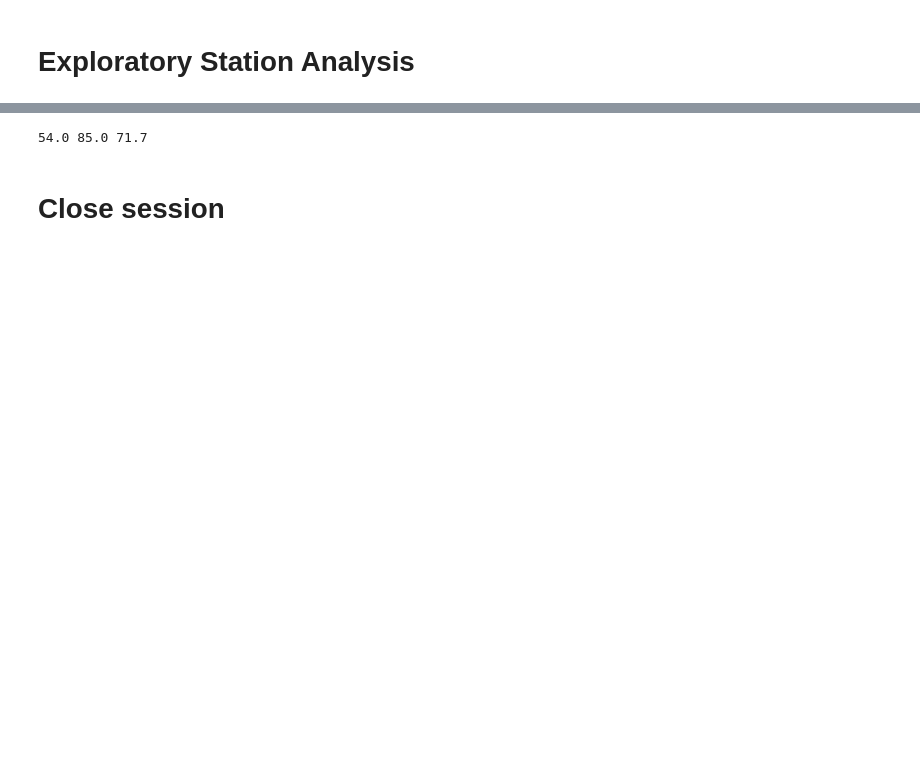
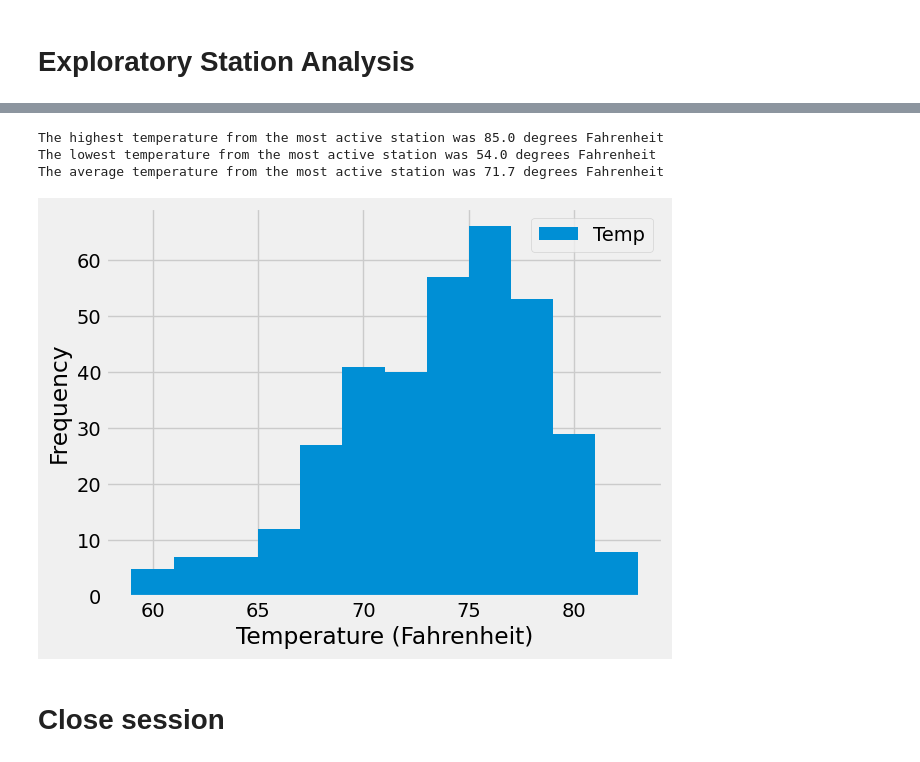
Before and after one commit to andcetera/sqlalchemy-challenge, a Jupyter notebook: climate_info.ipynb, the cells around one changed output, grey strips where cells are left out. Saved outputs shown, nothing was run; the diff lists cells and outputs as text; code cells hidden in the pictures; blank space fills up the shorter version.

Commit message:
first draft notebook complete and functional

```diff
--- a/climate_starter.ipynb
+++ b/climate_info.ipynb
@@ -151,8 +139,11 @@ WAIMANALO EXPERIMENTAL FARM, HI US
 # %%
 # Design a query to find the most active stations (i.e. what stations have the most rows?)
+active_stations = session.query(func.count(Measurement.station).label('count'), Measurement.station, Station.name)\
+.filter(Station.station == Measurement.station)\
+.group_by(Measurement.station)\
+.order_by(desc('count'))
+
 # List the stations and the counts in descending order.
-active_stations = session.query(Measurement.station, func.count(Measurement.station).label('count'))\
-    .group_by(Measurement.station).order_by(desc('count')).all()
 for station in active_stations:
-    print(station)
+    print(station.count, station.station, station.name)
 # %% [output]
@@ -168,19 +158,0 @@ for station in active_stations:
-# %%
-# Using the most active station id from the previous query, calculate the lowest, highest, and average temperature.
-# how to get this from prev???
-most_active = session.query(Measurement.station, func.count(Measurement.station).label('count'))\
-    .group_by(Measurement.station).order_by(desc('count')).first()
-
-temps = session.query(Measurement.tobs).filter(Measurement.station == most_active.station)
-
-readings = []
-for t in temps:
-    readings.append(t.tobs)
-
-lowest_temp = np.min(readings)
-highest_temp = np.max(readings)
-average_temp = round(np.mean(readings), 1)
-
-print(lowest_temp, highest_temp, average_temp)
-# %% [output]
-54.0 85.0 71.7
@@ -190,3 +159,39 @@ print(lowest_temp, highest_temp, average_temp)
+# %%
+# Using the most active station id from the previous query, calculate the lowest, highest, and average temperature.
+
+# Get the most active station from the previous query
+most_active = active_stations.first()
+
+# Design queries to gather the lowest, highest, and average temperatures from that station
+lowest, = session.query(func.min(Measurement.tobs)).filter(Measurement.station == most_active.station).one()
+highest, = session.query(func.max(Measurement.tobs)).filter(Measurement.station == most_active.station).one()
+average_temp, = session.query(func.avg(Measurement.tobs)).filter(Measurement.station == most_active.station).one()
+
+# Print the results of those queries
+print(f"The highest temperature from the most active station was {highest} degrees Fahrenheit")
+print(f"The lowest temperature from the most active station was {lowest} degrees Fahrenheit")
+print(f"The average temperature from the most active station was {round(average_temp, 1)} degrees Fahrenheit")
+# %% [output]
+The highest temperature from the most active station was 85.0 degrees Fahrenheit
+The lowest temperature from the most active station was 54.0 degrees Fahrenheit
+The average temperature from the most active station was 71.7 degrees Fahrenheit
+# %%
+# Using the most active station id
+# Query the last 12 months of temperature observation data for this station
+tempobvs = session.query(Measurement.date, Measurement.tobs).filter(Measurement.station == most_active.station).filter(Measurement.date >= twelve_mo)
+
+# Create a dataframe to hold this query data for graphing
+df2 = pd.DataFrame(tempobvs, columns=['Date', 'Temp'])
+
+# Set index to the 'Date' column & sort by date
+tobs = df2.set_index('Date').sort_index()
+
+# Plot the results as a histogram
+tobs.plot(kind='hist', bins=12)
+plt.xlabel('Temperature (Fahrenheit)')
+plt.show()
+# %% [output]
+[figure, added]
 # %% [markdown]
 # Close session
 # %%
```
Also changed, not shown: parts of 6 cells of this notebook.
